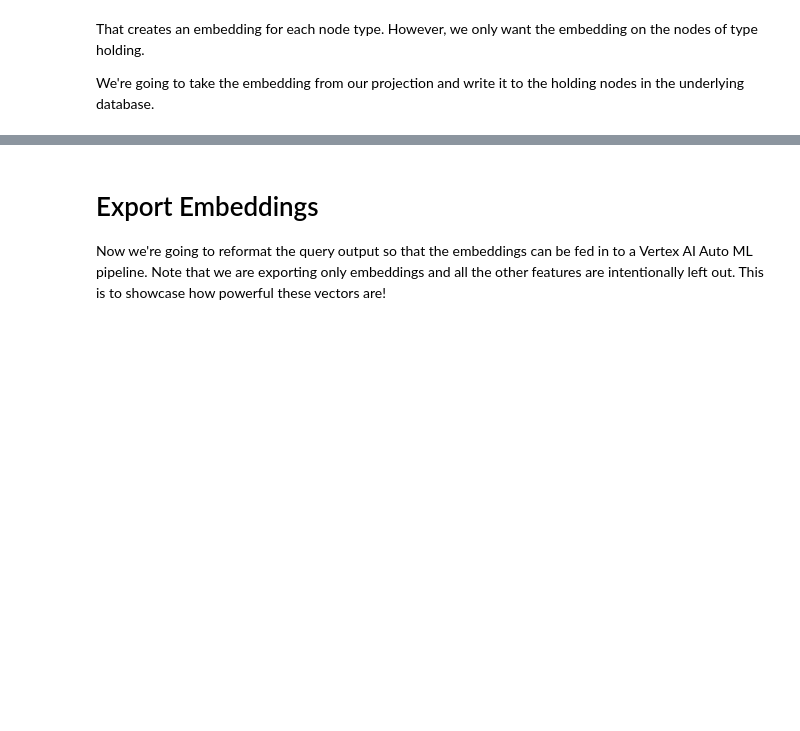
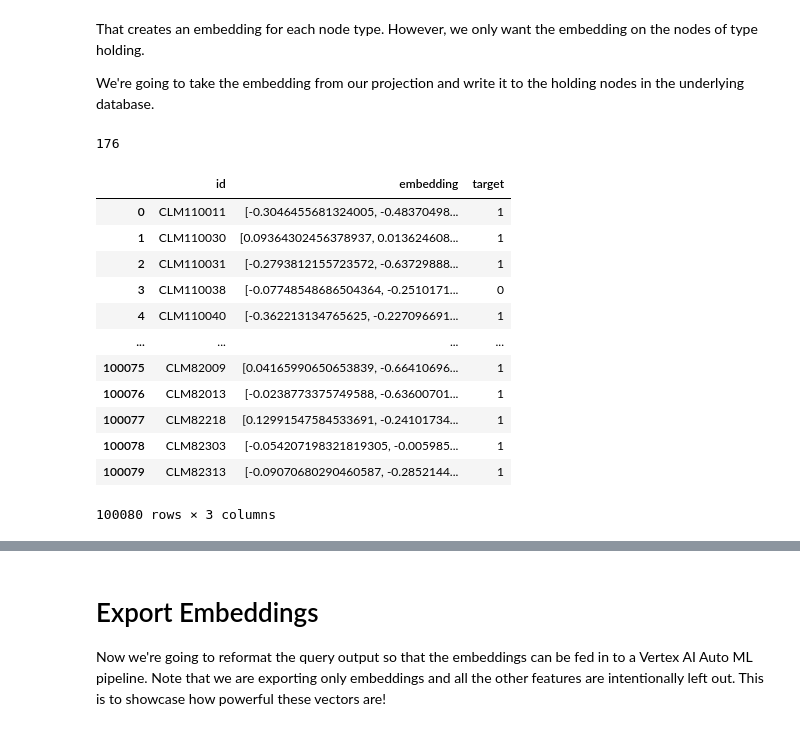
Before and after one commit to neo4j-partners/mini-hands-on-lab-neo4j-and-vertex-ai, a Jupyter notebook: Lab 2 - Vertex AI AutoML with GDS/1_create_embedding.ipynb, the cells around one changed output, grey strips where cells are left out. Saved outputs shown, nothing was run; the diff lists cells and outputs as text; code cells hidden in the pictures; blank space fills up the shorter version.

```diff
--- a/Lab 2 - Vertex AI AutoML with GDS/1_create_embedding.ipynb
+++ b/Lab 2 - Vertex AI AutoML with GDS/1_create_embedding.ipynb
@@ -429,23 +422,32 @@ That creates an embedding for each node type.  However, we only want the embeddi
 
 We're going to take the embedding from our projection and write it to the holding nodes in the underlying database.
 # %%
-result = gds.run_cypher(
-  """
-    CALL gds.graph.writeNodeProperties('projection', ['embedding'],
-    ['Claim'])
-    YIELD writeMillis
-  """
-)
-display(result)
+result = gds.graph.writeNodeProperties(g, ['embedding'], ['Claim'])
+result.writeMillis
+# %% [output]
+176
 # %%
-result = gds.run_cypher(
+result_df = gds.run_cypher(
   """
     MATCH (claim:Claim)
-    RETURN claim.id as id, claim.embedding as embedding, claim.isFraud as target
-
+    RETURN claim.uid as id, claim.embedding as embedding, claim.isFraud as target
   """
 )
-display(result)
+result_df
+# %% [output]
+|  | id | embedding | target |
+| 0 | CLM110011 | [-0.3046455681324005, -0.48370498... | 1 |
+| 1 | CLM110030 | [0.09364302456378937, 0.013624608... | 1 |
+| 2 | CLM110031 | [-0.2793812155723572, -0.63729888... | 1 |
+| 3 | CLM110038 | [-0.07748548686504364, -0.2510171... | 0 |
+| 4 | CLM110040 | [-0.362213134765625, -0.227096691... | 1 |
+| ... | ... | ... | ... |
+| 100075 | CLM82009 | [0.04165990650653839, -0.66410696... | 1 |
+| 100076 | CLM82013 | [-0.0238773375749588, -0.63600701... | 1 |
+| 100077 | CLM82218 | [0.12991547584533691, -0.24101734... | 1 |
+| 100078 | CLM82303 | [-0.054207198321819305, -0.005985... | 1 |
+| 100079 | CLM82313 | [-0.09070680290460587, -0.2852144... | 1 |
+100080 rows × 3 columns
 # %% [markdown]
 This is what we just did
 
```
Also changed, not shown: parts of 12 cells of this notebook.
